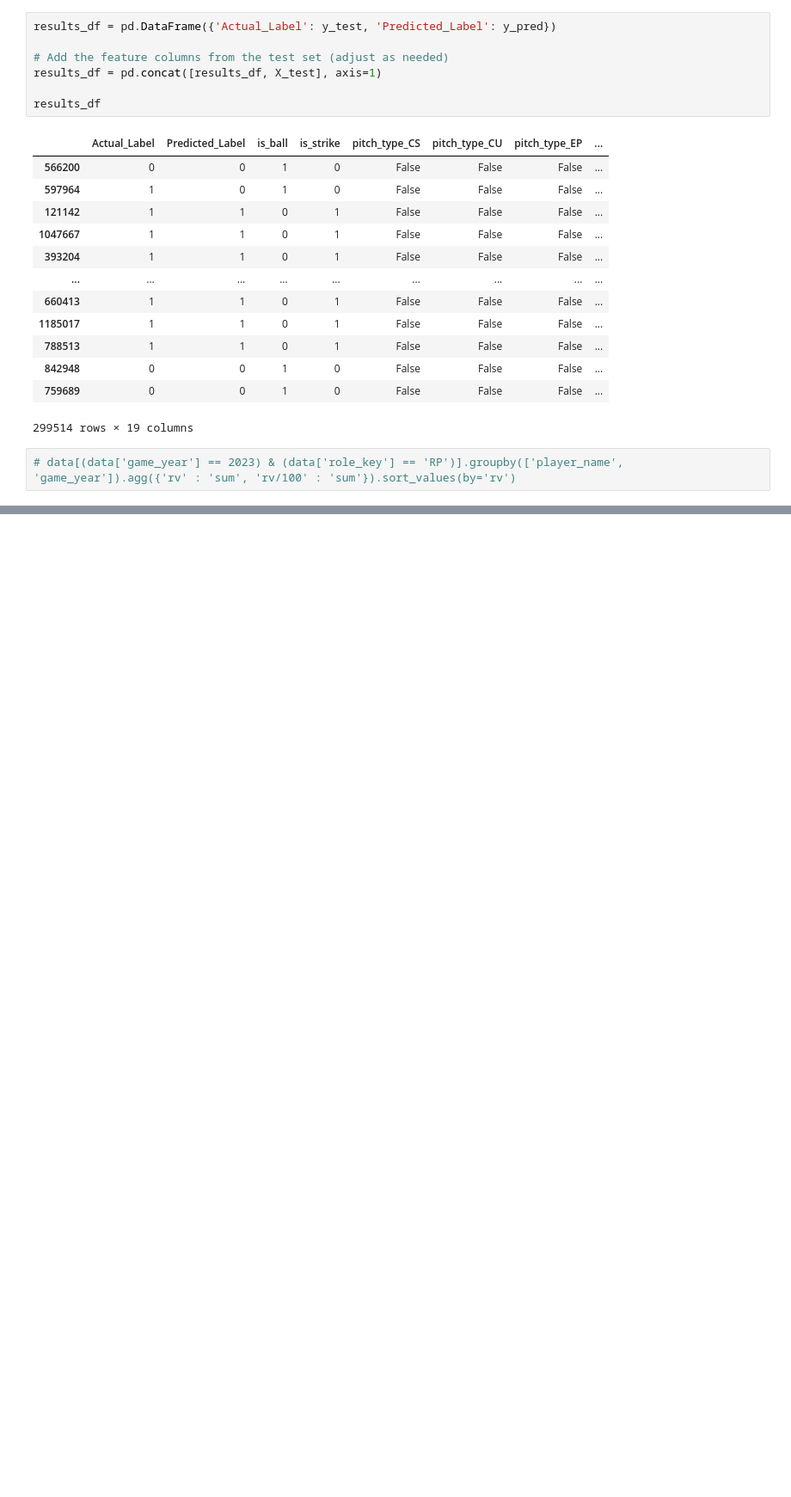
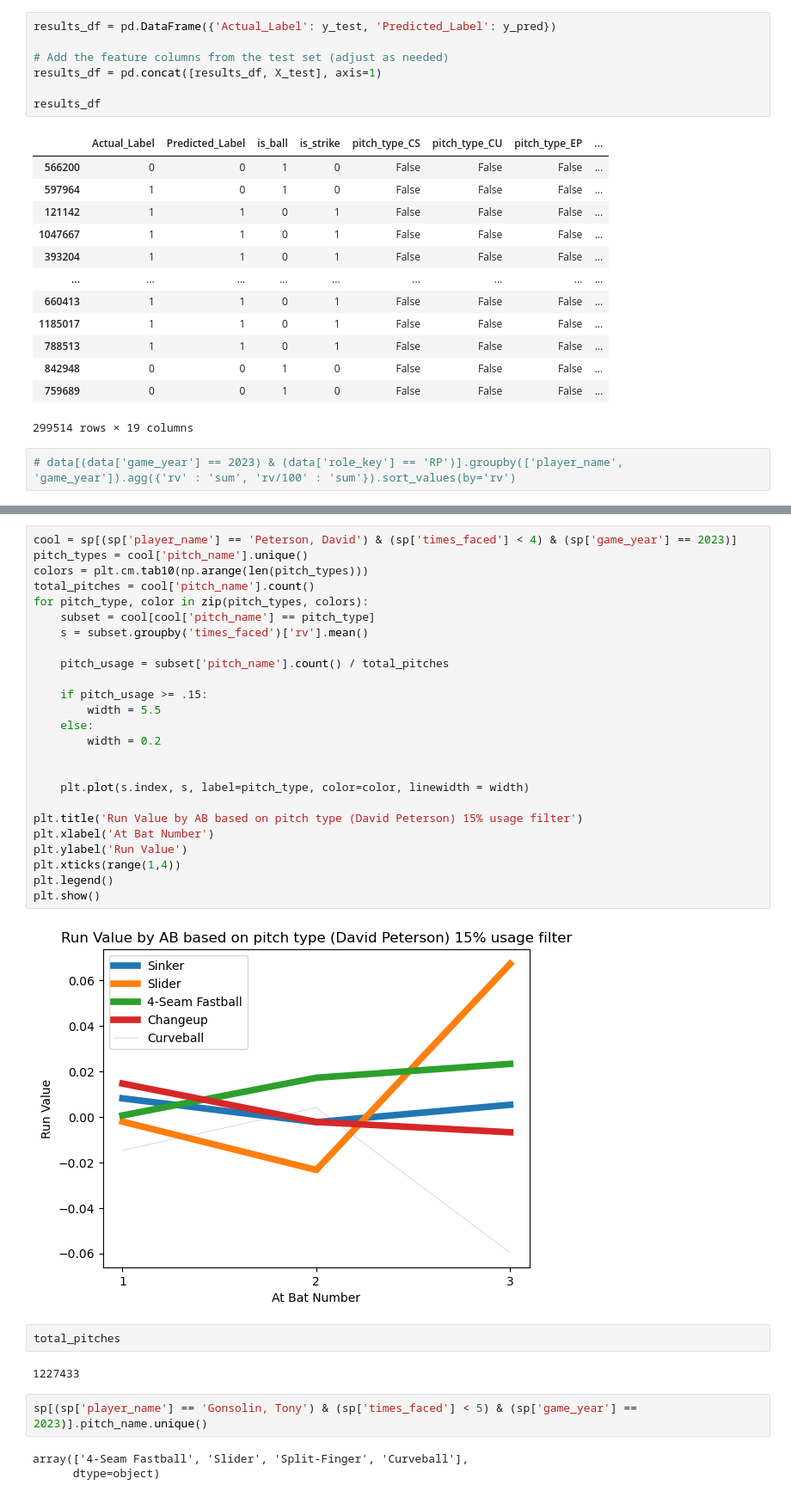
Before and after one commit to EddietheProgrammer/Reds-Hackathon, a Jupyter notebook: code.ipynb, the cells around one changed output, grey strips where cells are left out. Shown at 86% size. Drawn from its saved outputs; the diff is of its cells as text; blank space fills up the shorter version.

```diff
--- a/code.ipynb
+++ b/code.ipynb
@@ -503,0 +445,36 @@ filtered[['Name', 'MLBAMID']]
+# %%
+cool = sp[(sp['player_name'] == 'Peterson, David') & (sp['times_faced'] < 4) & (sp['game_year'] == 2023)]
+pitch_types = cool['pitch_name'].unique()
+colors = plt.cm.tab10(np.arange(len(pitch_types)))
+total_pitches = cool['pitch_name'].count()
+for pitch_type, color in zip(pitch_types, colors):
+    subset = cool[cool['pitch_name'] == pitch_type]
+    s = subset.groupby('times_faced')['rv'].mean()
+
+    pitch_usage = subset['pitch_name'].count() / total_pitches
+
+    if pitch_usage >= .15:
+        width = 5.5
+    else:
+        width = 0.2
+
+
+    plt.plot(s.index, s, label=pitch_type, color=color, linewidth = width)
+
+plt.title('Run Value by AB based on pitch type (David Peterson) 15% usage filter')
+plt.xlabel('At Bat Number')
+plt.ylabel('Run Value')
+plt.xticks(range(1,4))
+plt.legend()
+plt.show()
+# %% [output]
+[figure, added]
+# %%
+total_pitches
+# %% [output]
+1227433
+# %%
+sp[(sp['player_name'] == 'Gonsolin, Tony') & (sp['times_faced'] < 5) & (sp['game_year'] == 2023)].pitch_name.unique()
+# %% [output]
+array(['4-Seam Fastball', 'Slider', 'Split-Finger', 'Curveball'],
+      dtype=object)
```
Also changed, not shown: parts of 14 cells of this notebook.
